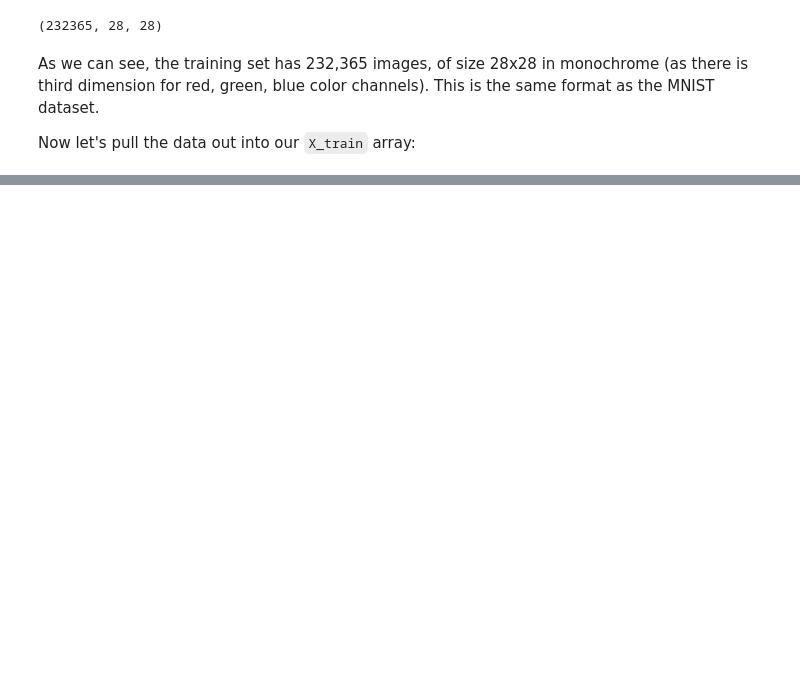
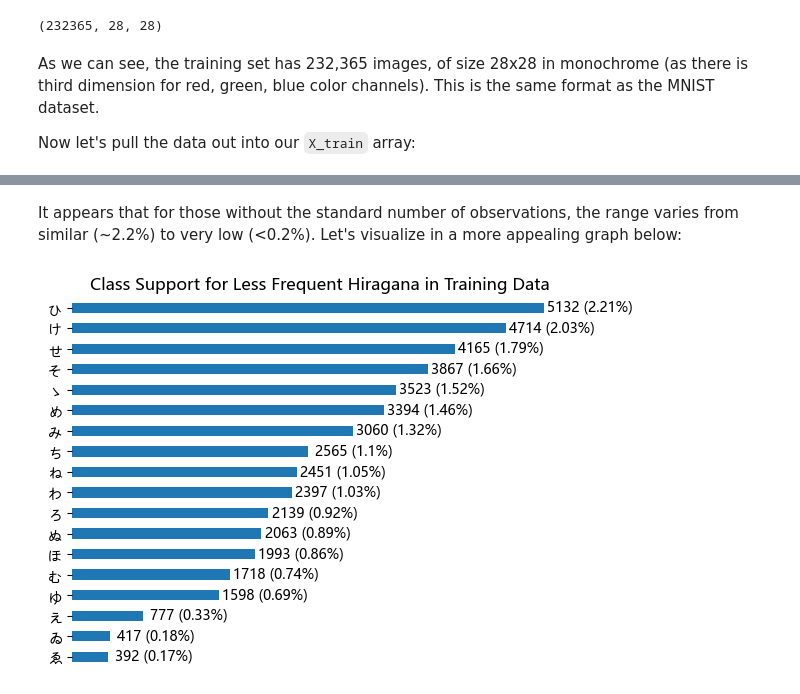
Before and after one commit to mylesmharrison/Kuzushiji-49-CNN, a Jupyter notebook: Kuzushiji.ipynb, the cells around one changed output, grey strips where cells are left out. Cells and saved outputs as stored; diff of their text form; code cells hidden in the pictures; blank space fills up the shorter version.

```diff
--- a/Kuzushiji.ipynb
+++ b/Kuzushiji.ipynb
@@ -65,0 +117,6 @@ plt.show()
+# %%
+# Load the class map
+classmap = pd.read_csv('data/k49_classmap.csv')
+
+# Take a look
+classmap.head()
@@ -65,0 +138,3 @@ plt.show()
+# %%
+import matplotlib
+matplotlib.rcParams['font.sans-serif'] = ['Microsoft YaHei', 'sans-serif']
@@ -65,0 +156,8 @@ plt.show()
+# %%
+# Find the observation count per character and change the index to the characters from int class label
+char_counts = y_train.map(classmap['char']).value_counts()
+
+# Create a bar plot for only those with less than 6000 observations
+filtered = char_counts[char_counts < 6000].sort_values()
+
+filtered/X_train.shape[0]*100.0
@@ -65,0 +184,25 @@ plt.show()
+# %% [markdown]
+It appears that for those without the standard number of observations, the range varies from similar (~2.2%) to very low (<0.2%). Let's visualize in a more appealing graph below:
+# %%
+# Create plot
+ax = filtered.plot(kind='barh')
+plt.title('Class Support for Less Frequent Hiragana in Training Data')
+
+# Get bars
+rects = ax.patches
+
+# Create labels
+labels = filtered.apply(lambda x: f'{x} ({np.round(x/X_train.shape[0]*100.0, 2)}%)')
+
+# Iterate over bars and add annotation
+for i in range(0, len(rects)):
+    ax.text(rects[i].get_width() + 500, rects[i].get_y() - 0.1, labels[i], ha="center", va="bottom")
+
+# Remove borders / x-axis (unneeded)
+plt.box(False)
+ax.get_xaxis().set_visible(False)
+
+# Display final result
+plt.show()
+# %% [output]
+[figure, added]
```
Also changed, not shown: parts of 30 cells of this notebook, 1 other file.
